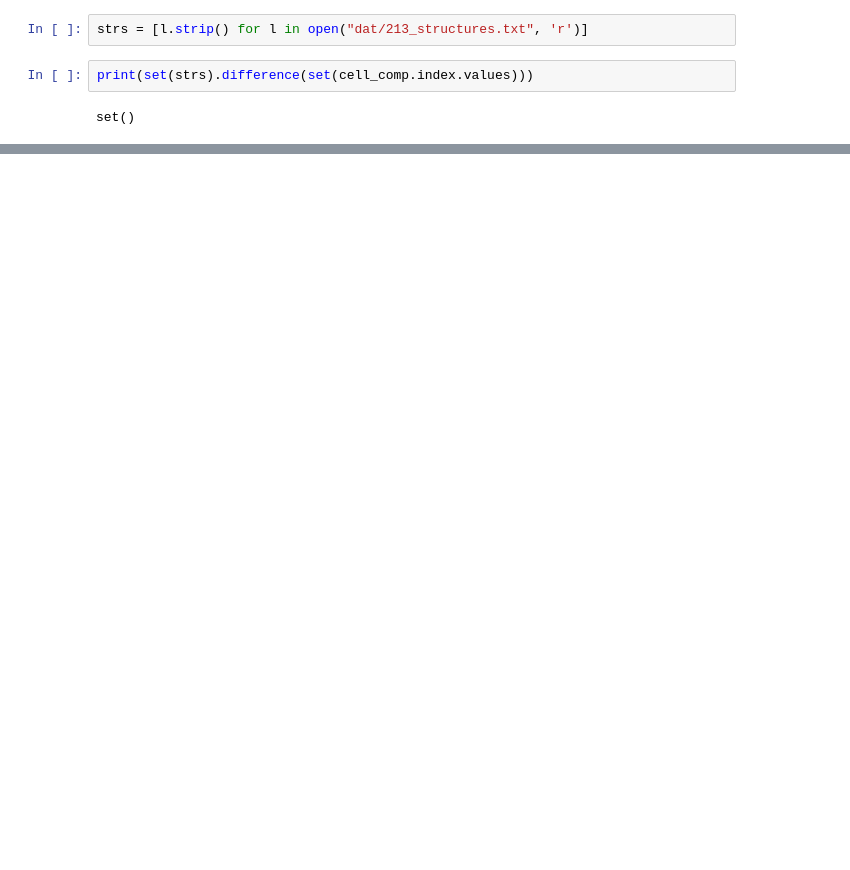
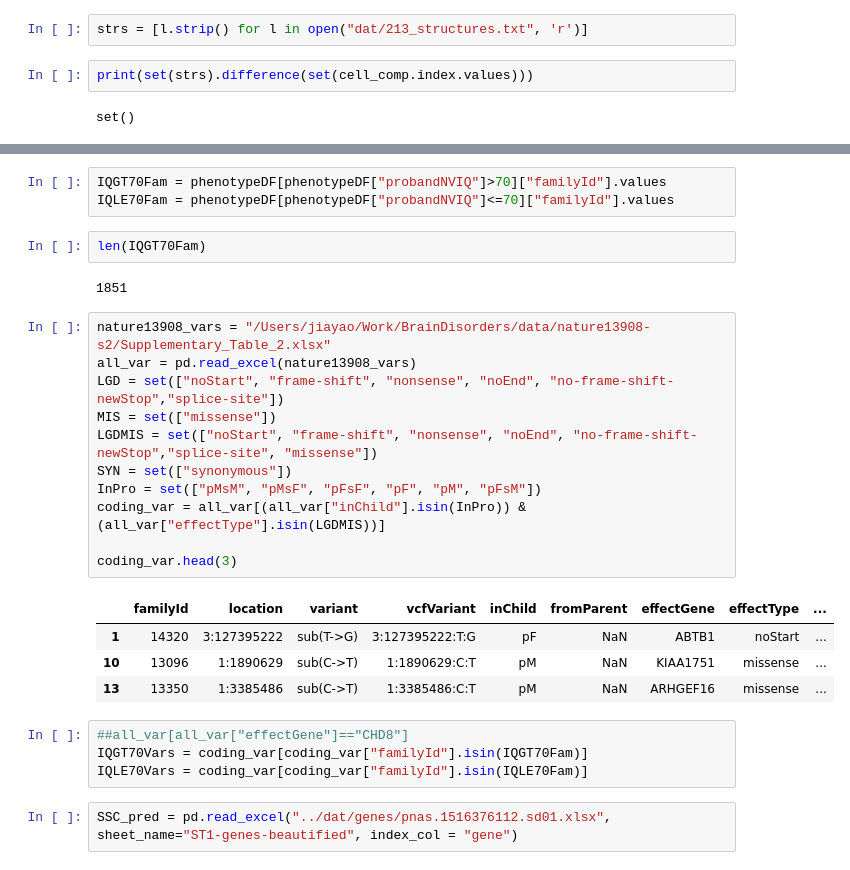
Before and after one commit to explorerwjy/ASD_Circuits, a Jupyter notebook: src/DataPrep.ipynb, the cells around one changed output, grey strips where cells are left out. Drawn from its saved outputs; the diff is of its cells as text; blank space fills up the shorter version.

```diff
--- a/src/DataPrep.ipynb
+++ b/src/DataPrep.ipynb
@@ -548,0 +561,29 @@ set()
+# %%
+IQGT70Fam = phenotypeDF[phenotypeDF["probandNVIQ"]>70]["familyId"].values
+IQLE70Fam = phenotypeDF[phenotypeDF["probandNVIQ"]<=70]["familyId"].values
+# %%
+len(IQGT70Fam)
+# %% [output]
+1851
+# %%
+nature13908_vars = "/Users/jiayao/Work/BrainDisorders/data/nature13908-s2/Supplementary_Table_2.xlsx"
+all_var = pd.read_excel(nature13908_vars)
+LGD = set(["noStart", "frame-shift", "nonsense", "noEnd", "no-frame-shift-newStop","splice-site"])
+MIS = set(["missense"])
+LGDMIS = set(["noStart", "frame-shift", "nonsense", "noEnd", "no-frame-shift-newStop","splice-site", "missense"])
+SYN = set(["synonymous"])
+InPro = set(["pMsM", "pMsF", "pFsF", "pF", "pM", "pFsM"])
+coding_var = all_var[(all_var["inChild"].isin(InPro)) & (all_var["effectType"].isin(LGDMIS))]
+
+coding_var.head(3)
+# %% [output]
+|  | familyId | location | variant | vcfVariant | inChild | fromParent | effectGene | effectType | ... |
+| 1 | 14320 | 3:127395222 | sub(T->G) | 3:127395222:T:G | pF | NaN | ABTB1 | noStart | ... |
+| 10 | 13096 | 1:1890629 | sub(C->T) | 1:1890629:C:T | pM | NaN | KIAA1751 | missense | ... |
+| 13 | 13350 | 1:3385486 | sub(C->T) | 1:3385486:C:T | pM | NaN | ARHGEF16 | missense | ... |
+# %%
+##all_var[all_var["effectGene"]=="CHD8"]
+IQGT70Vars = coding_var[coding_var["familyId"].isin(IQGT70Fam)]
+IQLE70Vars = coding_var[coding_var["familyId"].isin(IQLE70Fam)]
+# %%
+SSC_pred = pd.read_excel("../dat/genes/pnas.1516376112.sd01.xlsx", sheet_name="ST1-genes-beautified", index_col = "gene")
```
Also changed, not shown: parts of 12 cells of this notebook, 2 other files.
